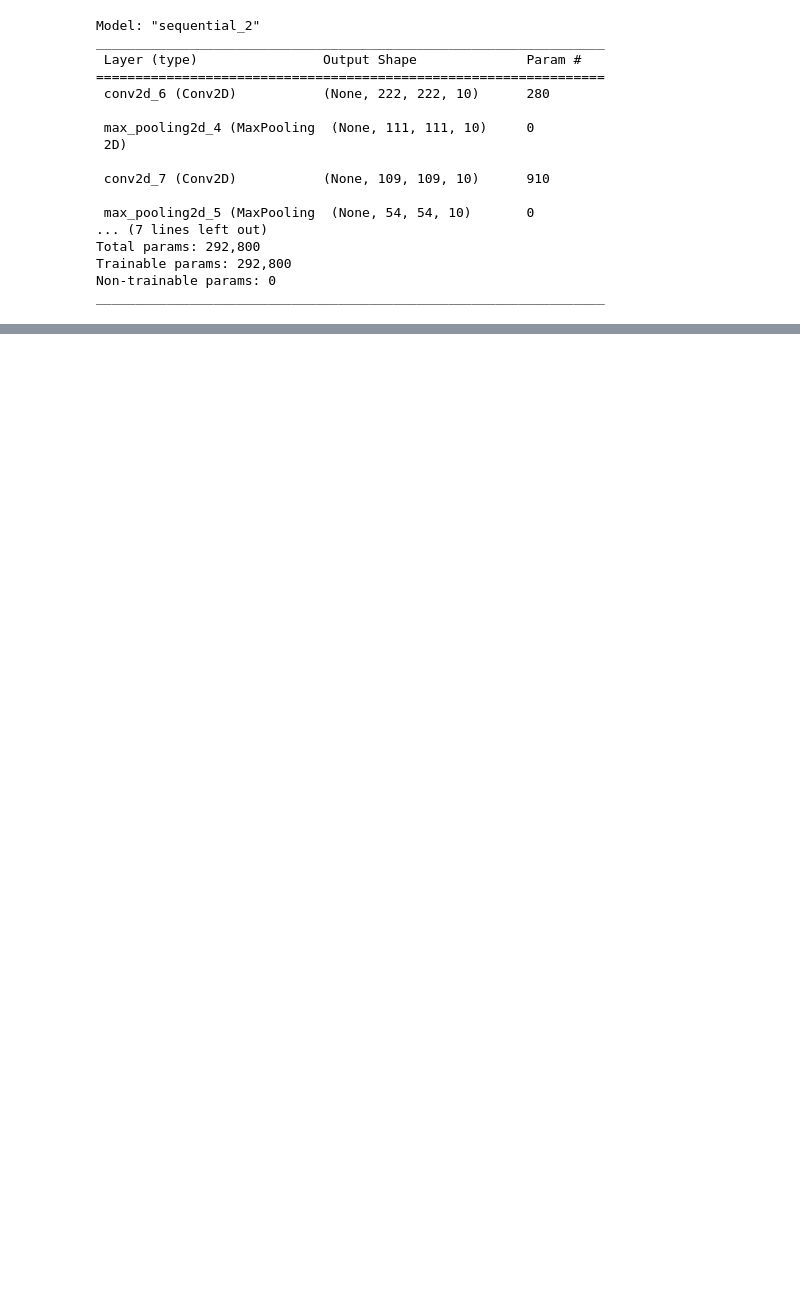
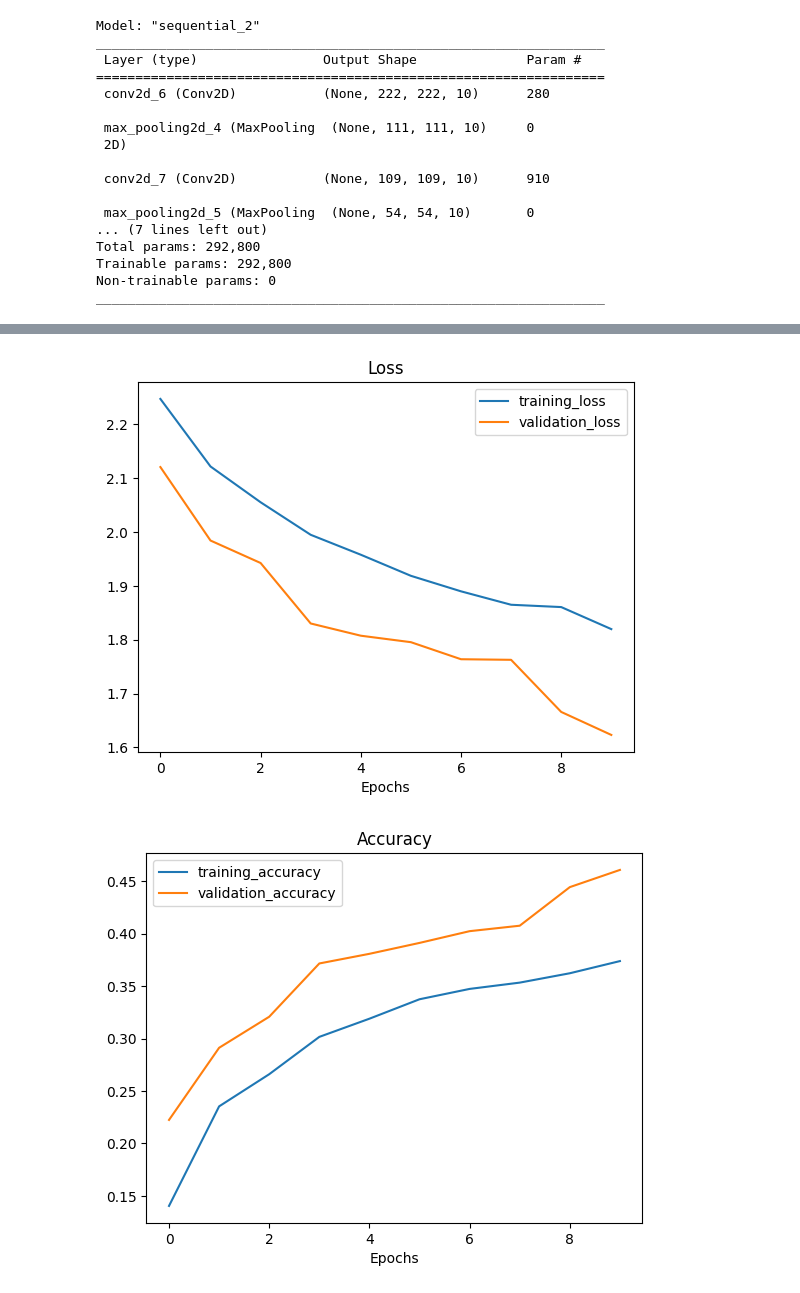
Before and after one commit to aakriti-dot/Tensorflow, a Jupyter notebook: Multiclass_image_classification_using_CNN.ipynb, the cells around one changed output, grey strips where cells are left out. Drawn from its saved outputs; the diff is of its cells as text; code cells hidden in the pictures; blank space fills up the shorter version.

```diff
--- a/Multiclass_image_classification_using_CNN.ipynb
+++ b/Multiclass_image_classification_using_CNN.ipynb
@@ -423,0 +424,21 @@ model_3.evaluate(test_data)
+# %%
+model_4 = Sequential([
+    Conv2D(32, 3, activation='relu', input_shape=(224,224,3)),
+    MaxPool2D(),
+    Conv2D(32, 3, activation='relu'),
+    MaxPool2D(),
+    Conv2D(10, 3, activation='relu'),
+    MaxPool2D(),
+    Flatten(),
+    Dense(10, activation='softmax')
+])
+
+model_4.compile(loss='categorical_crossentropy',
+                optimizer=tf.keras.optimizers.Adam(),
+                metrics=['accuracy'])
+# %%
+history_4 = model_4.fit(train_data_augmented,
+                        epochs=10,
+                        steps_per_epoch = len(train_data_augmented),
+                        validation_data= test_data,
+                        validation_steps=len(test_data))
@@ -423,0 +486,5 @@ model_3.evaluate(test_data)
+# %%
+plot_loss_curve(history_4)
+# %% [output]
+[figure, added]
+[figure, added]
```
Also changed, not shown: parts of 22 cells of this notebook.
